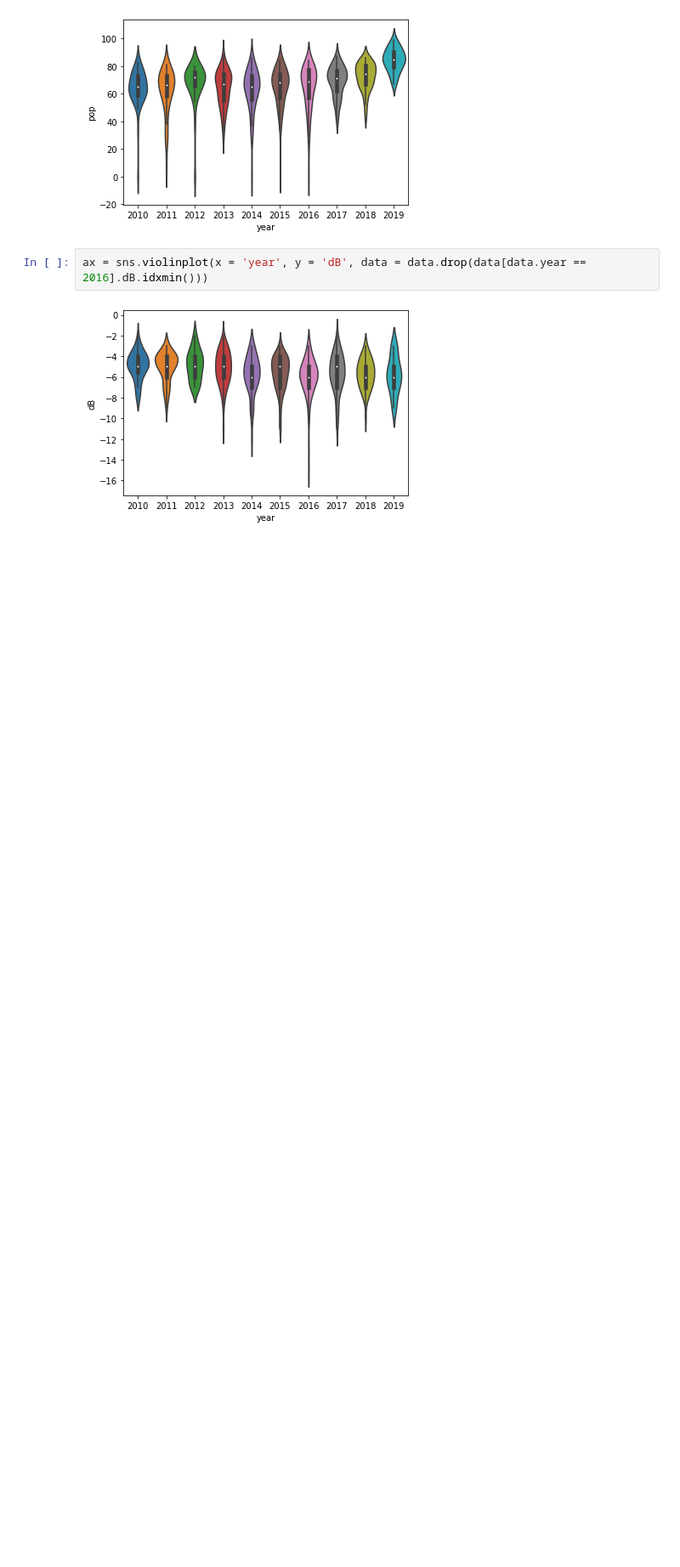
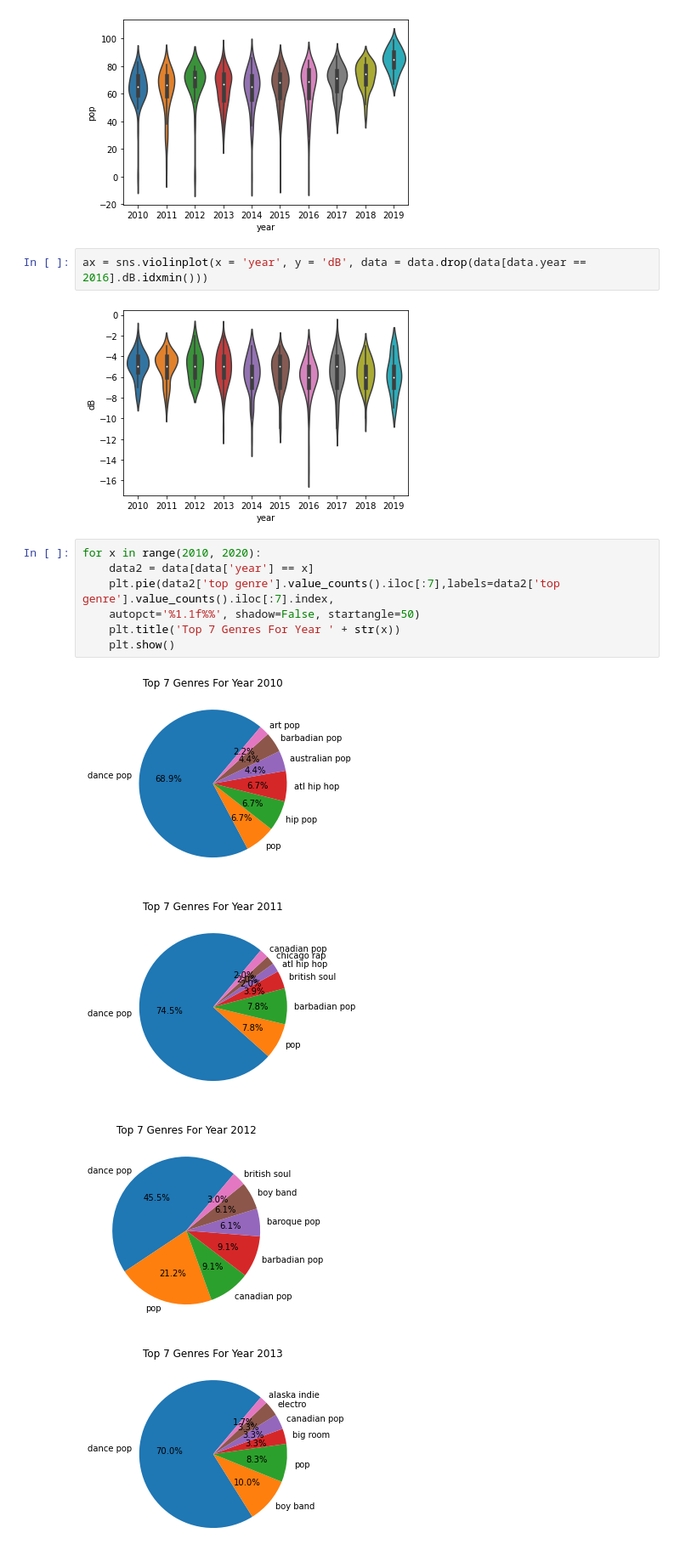
Before and after one commit to amarmuju/amarmuju.github.io, a Jupyter notebook: finalproject.ipynb, the cells around one changed output. Shown at 85% size. Saved outputs shown, nothing was run; the diff lists cells and outputs as text; blank space fills up the shorter version.

Commit message:
added pie charts

```diff
--- a/finalproject.ipynb
+++ b/finalproject.ipynb
@@ -121,3 +125,15 @@ for var in cols:
 ax = sns.violinplot(x = 'year', y = 'dB', data = data.drop(data[data.year == 2016].dB.idxmin()))
 # %% [output]
 [figure]
+# %%
+for x in range(2010, 2020):
+    data2 = data[data['year'] == x]
+    plt.pie(data2['top genre'].value_counts().iloc[:7],labels=data2['top genre'].value_counts().iloc[:7].index,
+    autopct='%1.1f%%', shadow=False, startangle=50)
+    plt.title('Top 7 Genres For Year ' + str(x))
+    plt.show()
+# %% [output]
+[figure, added]
+[figure, added]
+[figure, added]
+[figure, added]
```
Also changed, not shown: parts of 2 cells of this notebook.
